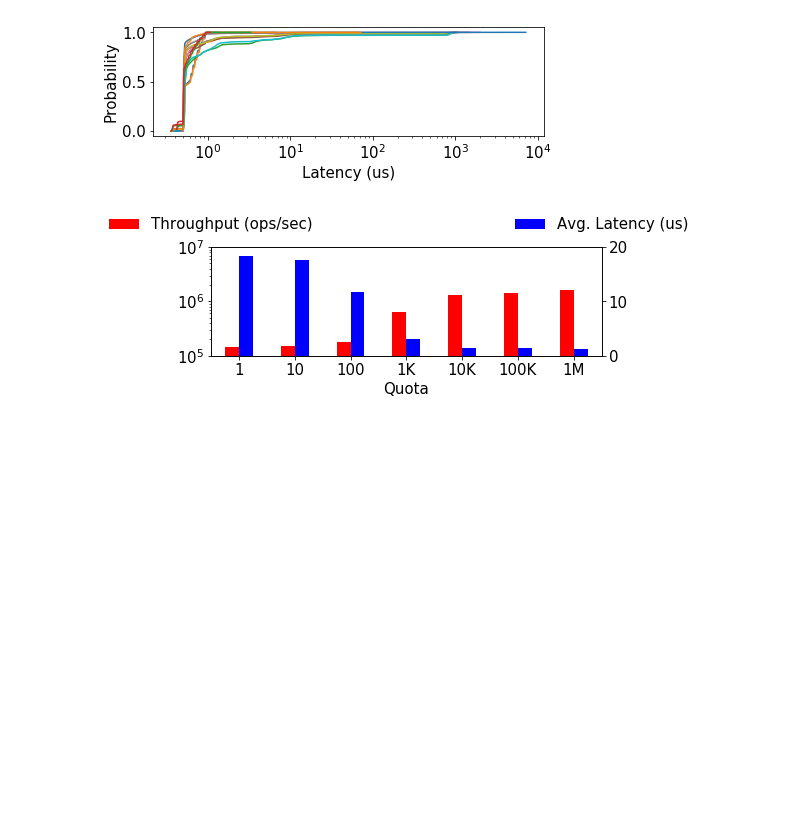
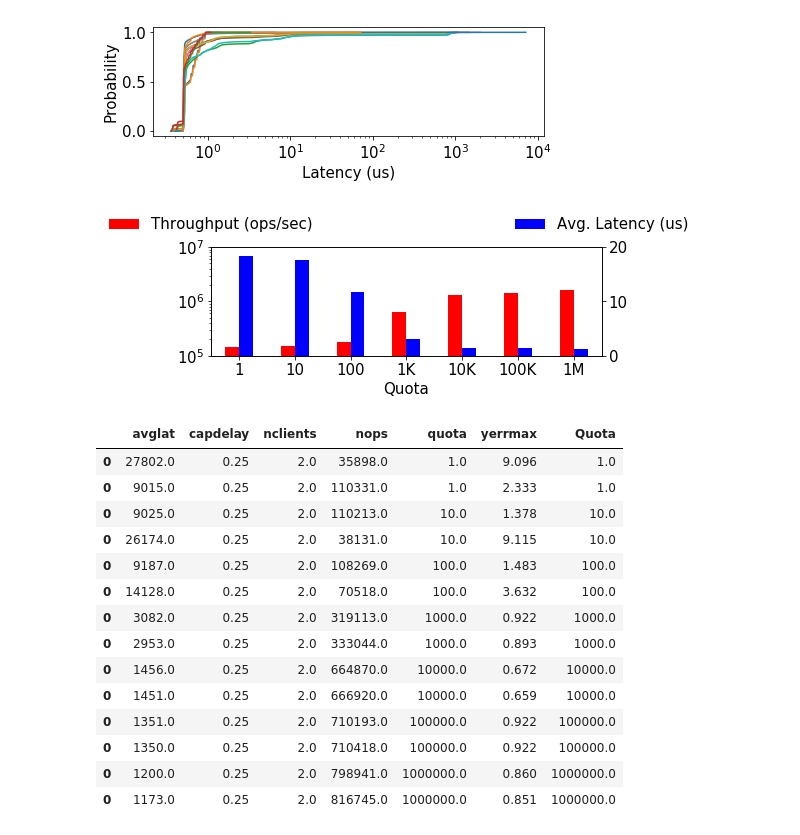
Before and after one commit to michaelsevilla/malacology-popper, a Jupyter notebook: experiments/zlog-seqr-redux/viz.ipynb, the cells around one changed output. Saved outputs shown, nothing was run; the diff lists cells and outputs as text; code cells hidden in the pictures; blank space fills up the shorter version.

```diff
--- a/experiments/zlog-seqr-redux/viz.ipynb
+++ b/experiments/zlog-seqr-redux/viz.ipynb
@@ -433,3 +435,21 @@ process_dir3('2c_0.25s_increase_quota2')
 <matplotlib.figure.Figure at 0x...>
 [figure]
 [figure]
+# %%
+df
+# %% [output]
+|  | avglat | capdelay | nclients | nops | quota | yerrmax | Quota |
+| 0 | 27802.0 | 0.25 | 2.0 | 35898.0 | 1.0 | 9.096 | 1.0 |
+| 0 | 9015.0 | 0.25 | 2.0 | 110331.0 | 1.0 | 2.333 | 1.0 |
+| 0 | 9025.0 | 0.25 | 2.0 | 110213.0 | 10.0 | 1.378 | 10.0 |
+| 0 | 26174.0 | 0.25 | 2.0 | 38131.0 | 10.0 | 9.115 | 10.0 |
+| 0 | 9187.0 | 0.25 | 2.0 | 108269.0 | 100.0 | 1.483 | 100.0 |
+| 0 | 14128.0 | 0.25 | 2.0 | 70518.0 | 100.0 | 3.632 | 100.0 |
+| 0 | 3082.0 | 0.25 | 2.0 | 319113.0 | 1000.0 | 0.922 | 1000.0 |
+| 0 | 2953.0 | 0.25 | 2.0 | 333044.0 | 1000.0 | 0.893 | 1000.0 |
+| 0 | 1456.0 | 0.25 | 2.0 | 664870.0 | 10000.0 | 0.672 | 10000.0 |
+| 0 | 1451.0 | 0.25 | 2.0 | 666920.0 | 10000.0 | 0.659 | 10000.0 |
+| 0 | 1351.0 | 0.25 | 2.0 | 710193.0 | 100000.0 | 0.922 | 100000.0 |
+| 0 | 1350.0 | 0.25 | 2.0 | 710418.0 | 100000.0 | 0.922 | 100000.0 |
+| 0 | 1200.0 | 0.25 | 2.0 | 798941.0 | 1000000.0 | 0.860 | 1000000.0 |
+| 0 | 1173.0 | 0.25 | 2.0 | 816745.0 | 1000000.0 | 0.851 | 1000000.0 |
```
Also changed, not shown: parts of 1 cell of this notebook, 21 other files.
